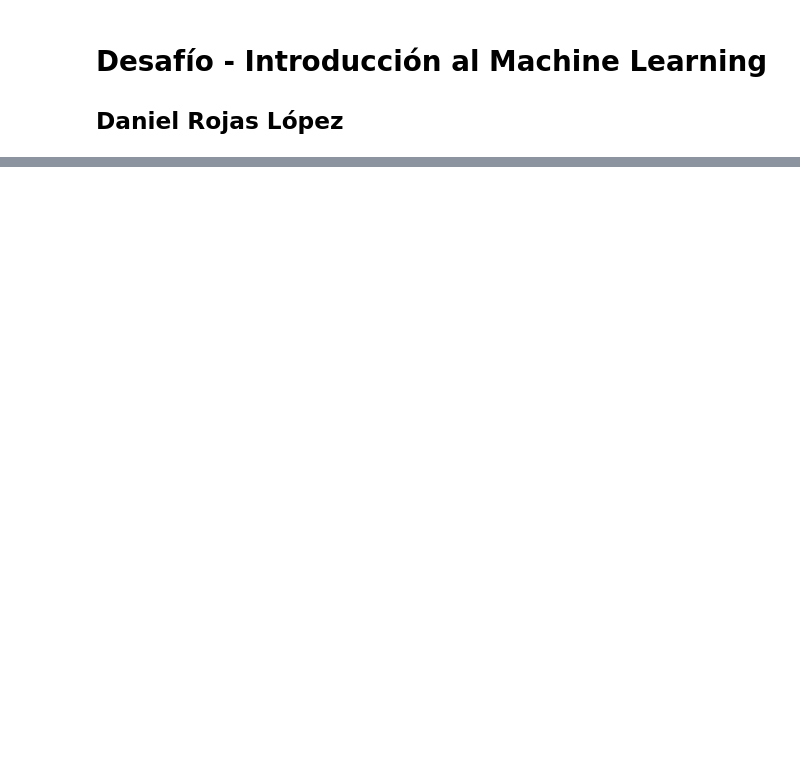
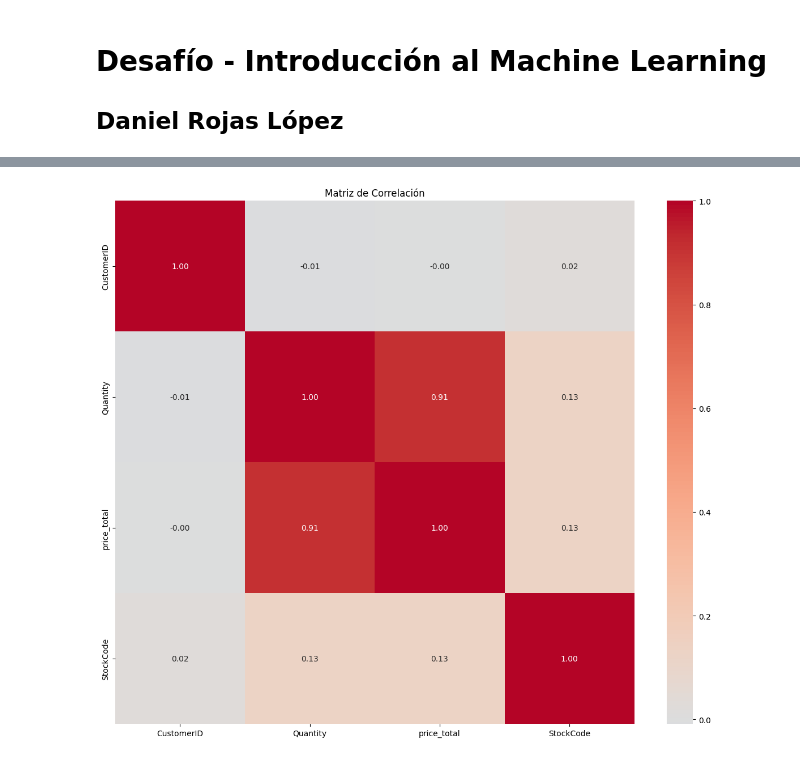
Before and after one commit to drojaslopez/DataScience, a Jupyter notebook: 5 Machine Learning (G122)/Desafio/2 Segmentación de Clientes/Desafío 2 - Segmentación de Clientes.ipynb, the cells around one changed output, grey strips where cells are left out. Saved outputs shown, nothing was run; the diff lists cells and outputs as text; code cells hidden in the pictures; blank space fills up the shorter version.

```diff
--- a/5 Machine Learning (G122)/Desafio/2 Segmentación de Clientes/Desafío 2 - Segmentación de Clientes.ipynb
+++ b/5 Machine Learning (G122)/Desafio/2 Segmentación de Clientes/Desafío 2 - Segmentación de Clientes.ipynb
@@ -40,0 +6,95 @@ resultados obtenidos por tus pruebas?
+# %%
+import pandas as pd
+import numpy as np
+import matplotlib.pyplot as plt
+import seaborn as sns
+
+# Cargar el archivo Retail_Invoices.xlsx
+df = pd.read_excel('Retail_Invoices.xlsx')
+
+# Mostrar las primeras filas y dimensiones
+print("=== INFORMACIÓN GENERAL DEL DATASET ===")
+print(f"Dimensiones: {df.shape[0]} filas, {df.shape[1]} columnas")
+print("\nPrimeras filas:")
+print(df.head())
+print(f"\nTipos de datos:")
+print(df.dtypes)
+print(f"\nEstadísticas descriptivas:")
+print(df.describe())
+
+# Análisis de valores nulos
+print("\n=== ANÁLISIS DE VALORES NULOS ===")
+valores_nulos = df.isnull().sum()
+print("Valores nulos por columna:")
+print(valores_nulos)
+print(f"\nPorcentaje de valores nulos:")
+print((valores_nulos / len(df) * 100).round(2))
+
+# Análisis de datos atípicos (outliers) usando el método IQR
+print("\n=== ANÁLISIS DE DATOS ATÍPICOS (OUTLIERS) ===")
+columnas_numericas = df.select_dtypes(include=[np.number]).columns
+
+for col in columnas_numericas:
+    Q1 = df[col].quantile(0.25)
+    Q3 = df[col].quantile(0.75)
+    IQR = Q3 - Q1
+    limite_inferior = Q1 - 1.5 * IQR
+    limite_superior = Q3 + 1.5 * IQR
+    outliers = df[(df[col] < limite_inferior) | (df[col] > limite_superior)]
+    print(f"\n{col}:")
+    print(f"  - Límite inferior: {limite_inferior:.2f}")
+    print(f"  - Límite superior: {limite_superior:.2f}")
+    print(f"  - Outliers detectados: {len(outliers)} ({len(outliers)/len(df)*100:.2f}%)")
+
+# Análisis de datos extraños (valores fuera de rangos lógicos)
+print("\n=== ANÁLISIS DE DATOS EXTRAÑOS ===")
+print("Verificación de rangos lógicos:")
+for col in columnas_numericas:
+    negativos = (df[col] < 0).sum()
+    if negativos > 0:
+        print(f"  - {col} negativos: {negativos}")
+
+# Análisis de correlaciones
+print("\n=== ANÁLISIS DE CORRELACIONES ===")
+matriz_correlacion = df.select_dtypes(include=[np.number]).corr()
+print("Matriz de correlación:")
+print(matriz_correlacion)
+
+# Visualización de correlaciones
+plt.figure(figsize=(12, 10))
+sns.heatmap(matriz_correlacion, annot=True, cmap='coolwarm', center=0, fmt='.2f')
+plt.title('Matriz de Correlación')
+plt.tight_layout()
+plt.show()
+
+# Visualización de distribuciones y outliers
+fig, axes = plt.subplots(3, 3, figsize=(15, 12))
+axes = axes.ravel()
+
+for i, col in enumerate(columnas_numericas):
+    if i < 9:
+        df[col].plot(kind='box', ax=axes[i])
+        axes[i].set_title(f'Boxplot - {col}')
+        axes[i].set_ylabel(col)
+
+plt.tight_layout()
+plt.show()
+
+# Visualización de distribuciones (histogramas)
+fig, axes = plt.subplots(3, 3, figsize=(15, 12))
+axes = axes.ravel()
+
+for i, col in enumerate(columnas_numericas):
+    if i < 9:
+        df[col].hist(ax=axes[i], bins=30)
+        axes[i].set_title(f'Histograma - {col}')
+        axes[i].set_xlabel(col)
+        axes[i].set_ylabel('Frecuencia')
+
+plt.tight_layout()
+plt.show()
+
+print("\n=== RESUMEN ===")
+print("El análisis de calidad de datos ha sido completado.")
+print("Se han identificado valores nulos, outliers y correlaciones entre variables.")
+# %% [output]
@@ -40,0 +118 @@ resultados obtenidos por tus pruebas?
+[figure, added]
```
Also changed, not shown: parts of 11 cells of this notebook.
